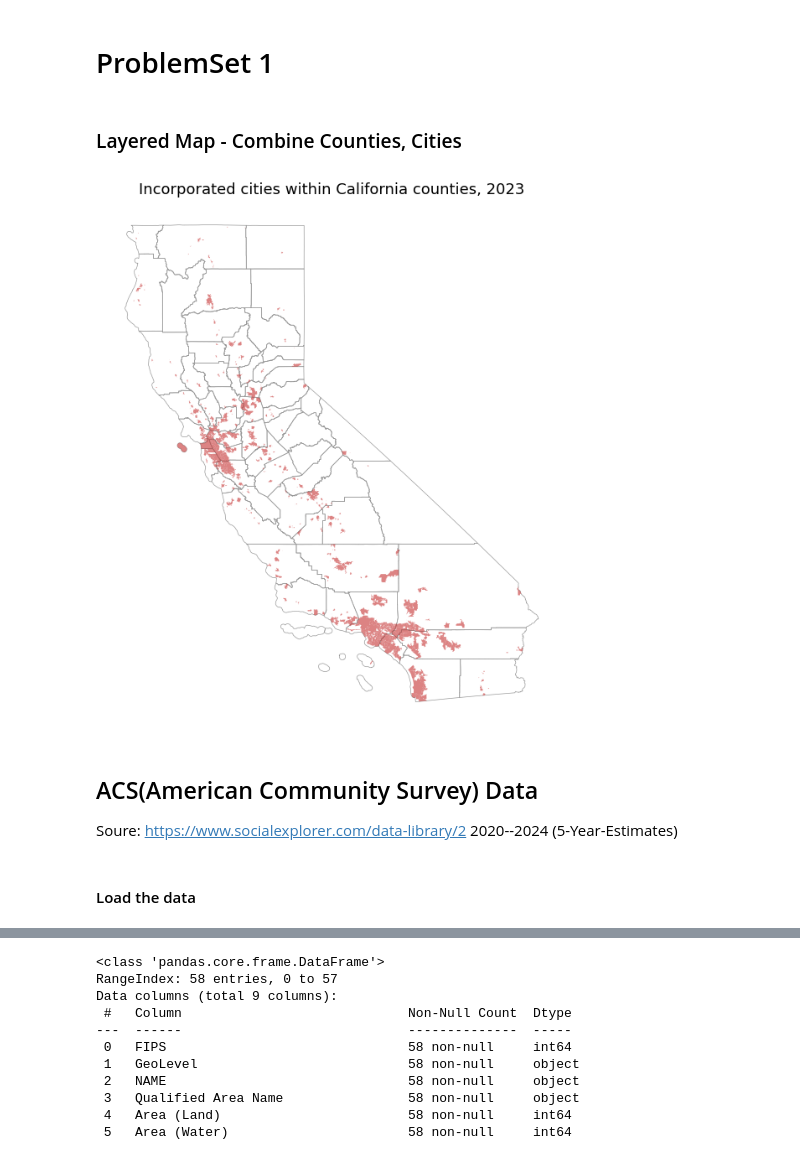
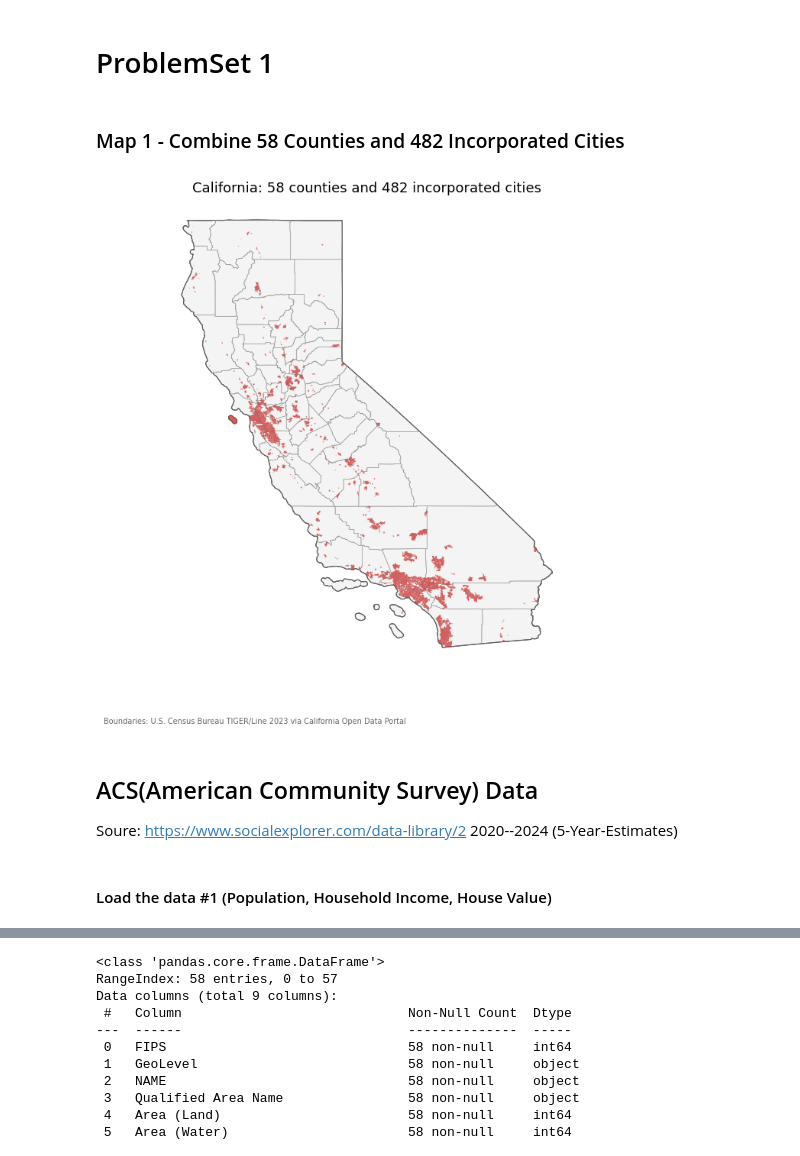
Before and after one commit to HowardChen0211/gisPy, a Jupyter notebook: ProblemSets_map.ipynb, the cells around one changed output, grey strips where cells are left out. Cells and saved outputs as stored; diff of their text form; code cells hidden in the pictures.

```diff
--- a/ProblemSets_map.ipynb
+++ b/ProblemSets_map.ipynb
@@ -70,0 +67,6 @@ CA_Places_Boundaries.zip    CA_State.cpg
+# %%
+state = gpd.read_file("CA_State.shp")
+counties = gpd.read_file("CA_Counties.shp")
+cities = gpd.read_file("CA_Places.shp")
+
+print("State:", state.shape, "| Counties:", counties.shape, "| Places:", cities.shape)
@@ -157,10 +143,6 @@ Index(['STATEFP', 'COUNTYFP', 'COUNTYNS', 'GEOID', 'NAME', 'NAMELSAD', 'LSAD',
 # %%
-# Select the column I need
-cols = ["GEOID", "NAME", "NAMELSAD", "ALAND", "AWATER", "geometry"]
-counties = ca_counties[cols].copy() # don't alter the original data
-
 # Convert the GEOID dtypes
-counties["GEOID"] = counties["GEOID"].astype(int)
+counties["GEOID"] = counties["GEOID"].astype(int) # "06001" -> 6001, to match ACS FIPS
 
 print("Dimensions:", counties.shape)
 counties.head()
@@ -222,0 +191,5 @@ ca_places[["NAME", "NAMELSAD", "CLASSFP", "FUNCSTAT"]].head()
+# %%
+mask = cities["CLASSFP"].str.startswith("C", na=False)
+cities = cities.loc[mask, ["GEOID", "NAME", "CLASSFP", "geometry"]]
+
+print("Incorporated cities:", len(cities))
@@ -223,11 +198,4 @@ ca_places[["NAME", "NAMELSAD", "CLASSFP", "FUNCSTAT"]].head()
 # %%
-# Using mask method to filter the cities that is incorporated city
-mask = (ca_places["CLASSFP"].str.startswith("C", na = False)
-        & (ca_places["FUNCSTAT"] == "A"))
-
-cols = ["GEOID", "NAME", "NAMELSAD", "CLASSFP", "ALAND", "AWATER", "geometry"]
-cities = ca_places.loc[mask, cols].copy()
-
 print("Dimensions:", cities.shape) # Reduced from 1,521 to 482 incorporated cities
 
 # Convert the GEOID dtypes
@@ -256,22 +231,25 @@ And there are three dense clusters(the Bay Area, the Los Angeles basin, and the
 # %% [markdown]
 # ProblemSet 1
 # %% [markdown]
-### Layered Map - Combine Counties, Cities
+### Map 1 - Combine 58 Counties and 482 Incorporated Cities
 # %%
-fig, ax = plt.subplots(figsize=(7, 9))
+fig, ax = plt.subplots(figsize=(7, 8))
 
-counties.plot(ax=ax, color="none", edgecolor="#999999", linewidth=0.5)
-cities.plot(ax=ax, color="#c53030", linewidth=0, alpha=0.6)
+state.plot(ax=ax, color="#f4f4f4", edgecolor="black", linewidth=0.8)
+counties.plot(ax=ax, color="none", edgecolor="#9a9a9a", linewidth=0.4)
+cities.plot(ax=ax, color="#c53030", linewidth=0, alpha=0.75)
 
-ax.set_title("Incorporated cities within California counties, 2023", fontsize=13)
+ax.set_title("California: 58 counties and 482 incorporated cities", fontsize=13)
 ax.set_axis_off()
+fig.text(0.02, 0.02, "Boundaries: U.S. Census Bureau TIGER/Line 2023 via California Open Data Portal",
+         fontsize=7, color="#666666")
 plt.show()
 # %% [output]
-[figure, old version]
+[figure, new version]
 # %% [markdown]
 ## ACS(American Community Survey) Data
 
 Soure: https://www.socialexplorer.com/data-library/2 2020--2024 (5-Year-Estimates)
 # %% [markdown]
-#### Load the data
+#### Load the data #1 (Population, Household Income, House Value)
 # %%
```
Also changed, not shown: parts of 74 cells of this notebook.
